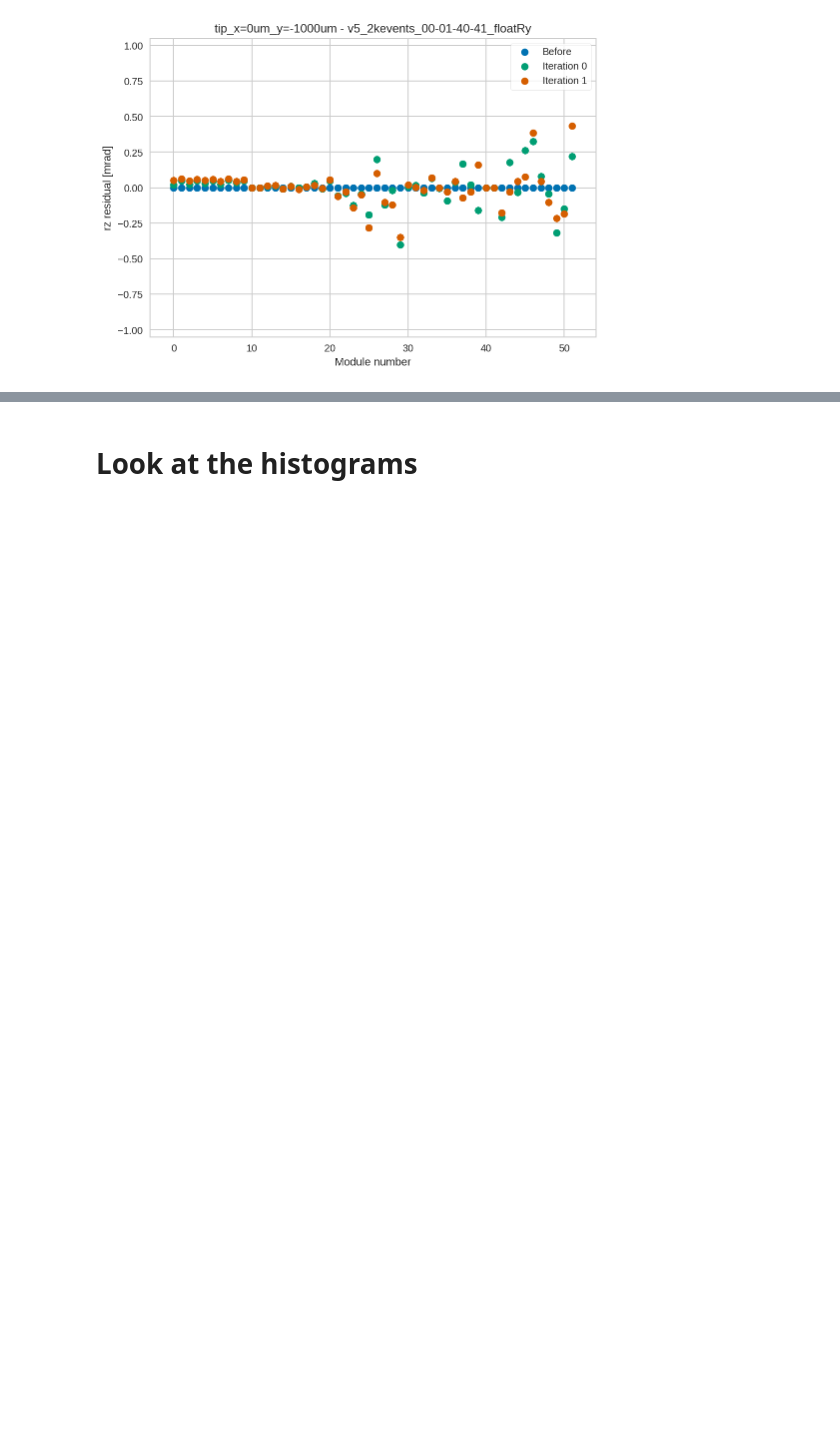
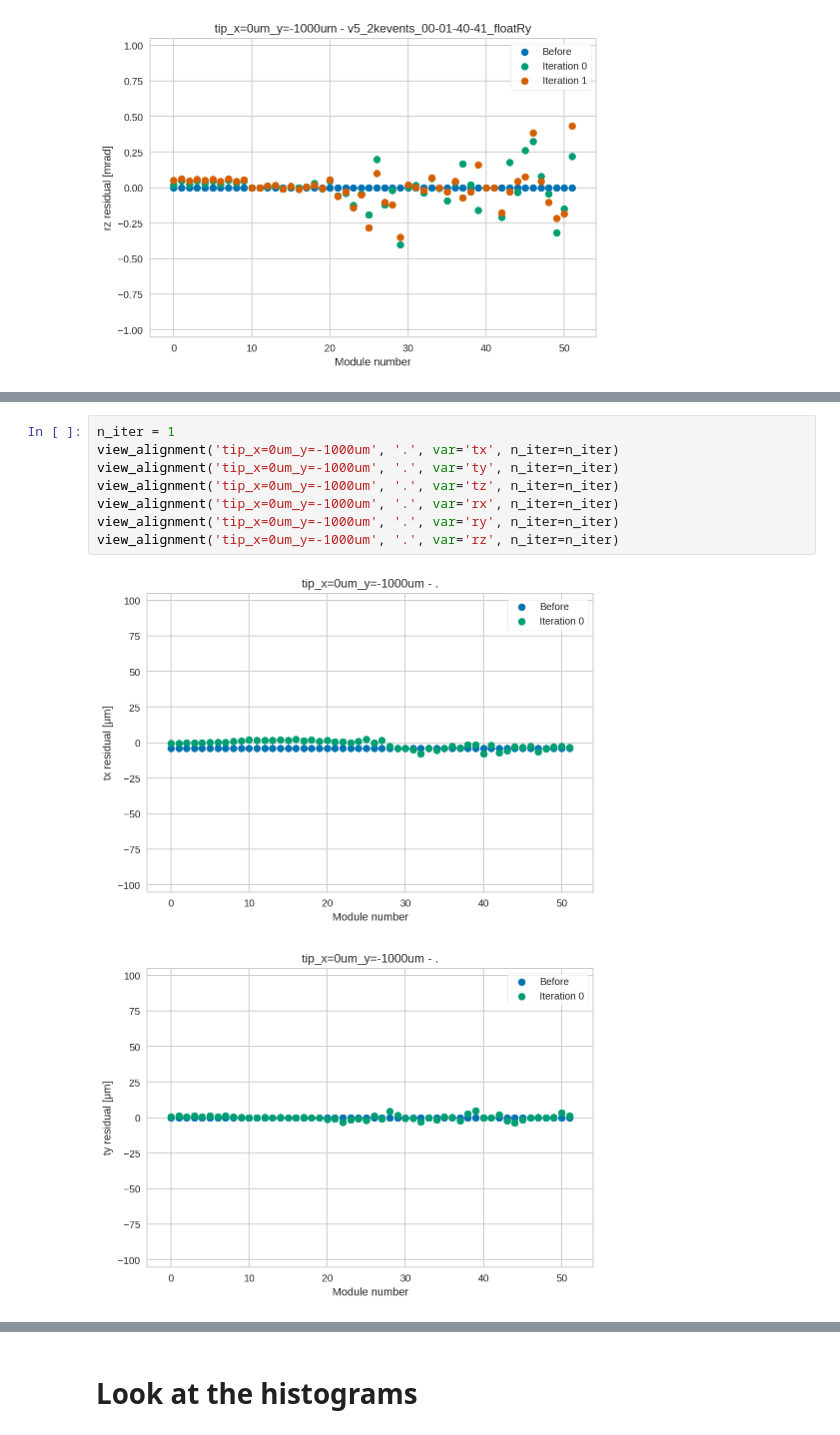
Before and after one commit to chrisburr/lhcb-velopix-studies, a Jupyter notebook: hybrid-distortions/try_aligning/Alignment results.ipynb, the cells around one changed output, grey strips where cells are left out. Drawn from its saved outputs; the diff is of its cells as text; blank space fills up the shorter version.

```diff
--- a/hybrid-distortions/try_aligning/Alignment results.ipynb
+++ b/hybrid-distortions/try_aligning/Alignment results.ipynb
@@ -135,0 +154,11 @@ view_alignment('tip_x=0um_y=-1000um', 'v5_2kevents_00-01-40-41_floatRy', var='rz
+# %%
+n_iter = 1
+view_alignment('tip_x=0um_y=-1000um', '.', var='tx', n_iter=n_iter)
+view_alignment('tip_x=0um_y=-1000um', '.', var='ty', n_iter=n_iter)
+view_alignment('tip_x=0um_y=-1000um', '.', var='tz', n_iter=n_iter)
+view_alignment('tip_x=0um_y=-1000um', '.', var='rx', n_iter=n_iter)
+view_alignment('tip_x=0um_y=-1000um', '.', var='ry', n_iter=n_iter)
+view_alignment('tip_x=0um_y=-1000um', '.', var='rz', n_iter=n_iter)
+# %% [output]
+[figure, added]
+[figure, added]
```
Also changed, not shown: parts of 4 cells of this notebook, 3 other files.
